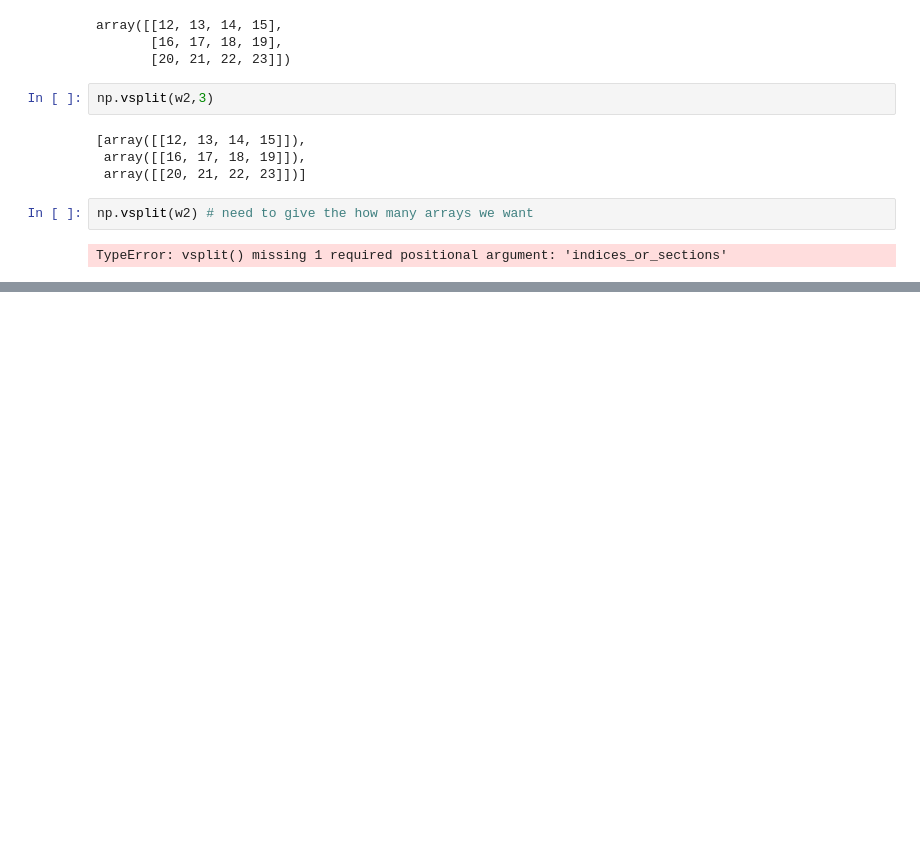
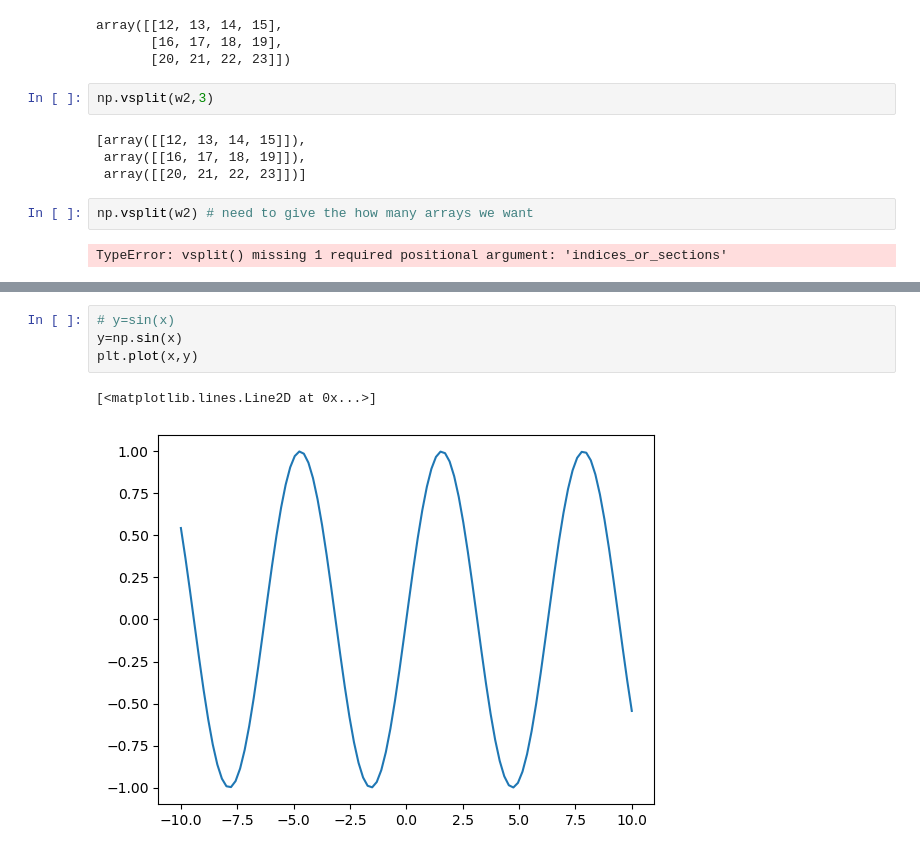
Before and after one commit to Ram2002-ai/DataScience_NareshIt, a Jupyter notebook: Task_Solutions/Numpy_Array.ipynb, the cells around one changed output, grey strips where cells are left out. Cells and saved outputs as stored; diff of their text form; blank space fills up the shorter version.

```diff
--- a/Task_Solutions/Numpy_Array.ipynb
+++ b/Task_Solutions/Numpy_Array.ipynb
@@ -1218,0 +1785,7 @@ TypeError: vsplit() missing 1 required positional argument: 'indices_or_sections
+# %%
+# y=sin(x)
+y=np.sin(x)
+plt.plot(x,y)
+# %% [output]
+[<matplotlib.lines.Line2D at 0x...>]
+[figure, added]
```
Also changed, not shown: parts of 248 cells of this notebook.
